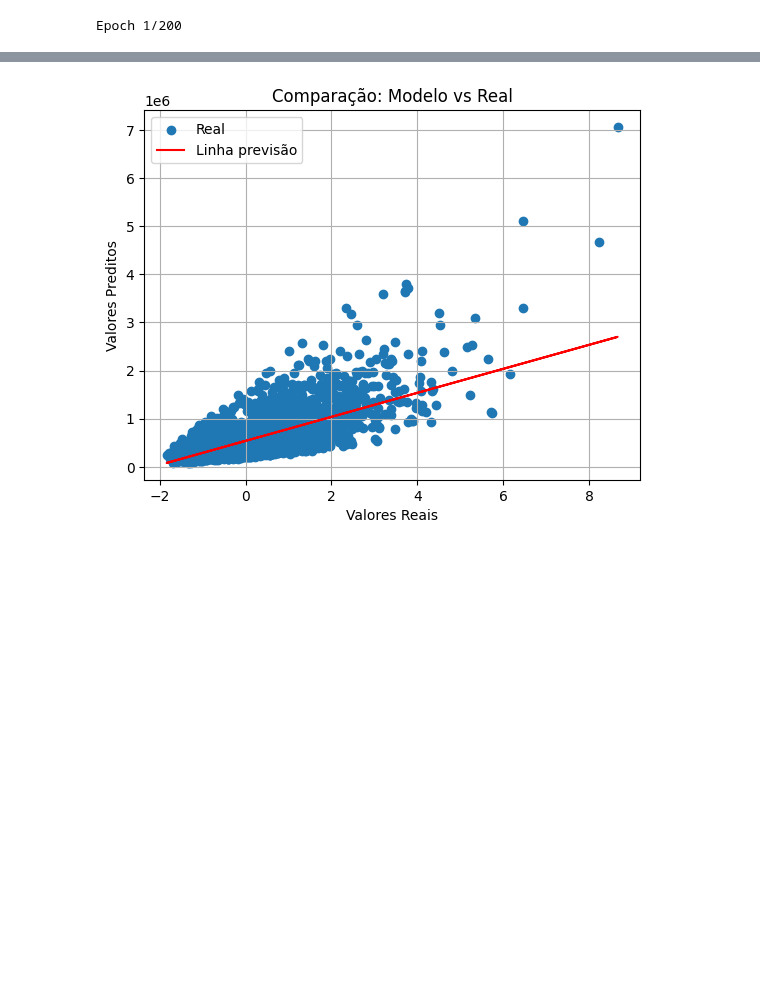
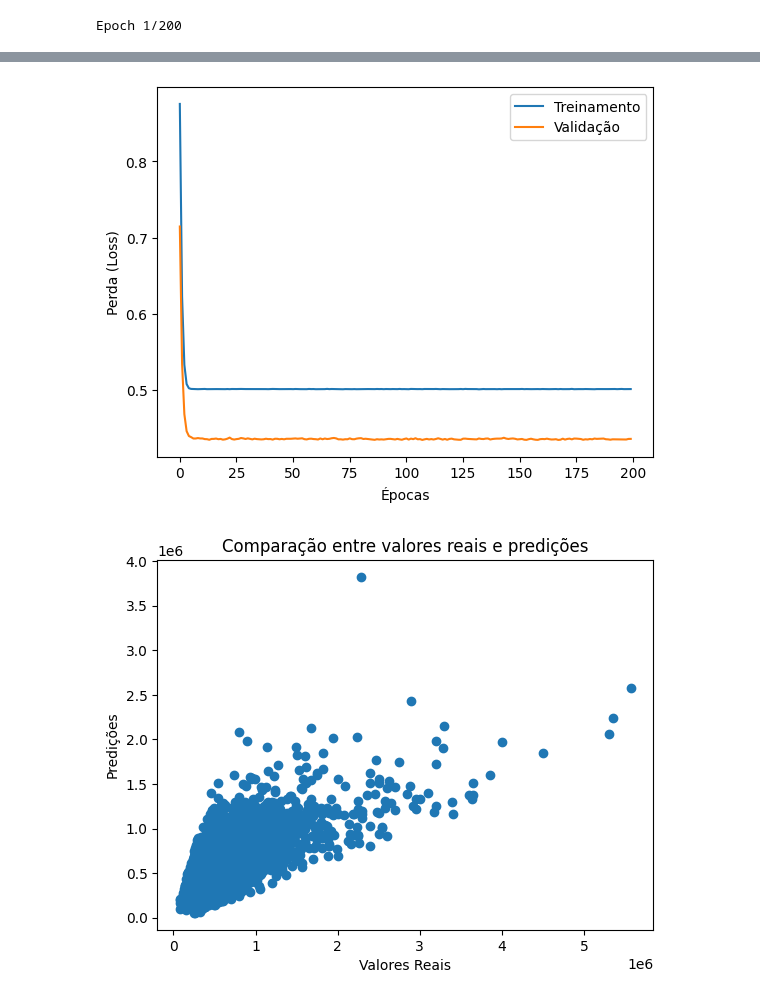
Before and after one commit to JoaoJuniorGrb/FAI_CRG, a Jupyter notebook: regessão_com_estimators.ipynb, the cells around one changed output, grey strips where cells are left out. Cells and saved outputs as stored; diff of their text form; code cells hidden in the pictures; blank space fills up the shorter version.

```diff
--- a/regessão_com_estimators.ipynb
+++ b/regessão_com_estimators.ipynb
@@ -5,45 +5,59 @@ import pandas as pd
 from sklearn.preprocessing import StandardScaler
 from sklearn.model_selection import train_test_split
 import tensorflow as tf
+import matplotlib.pyplot as plt
 
+# Carregar base de dados
 base = pd.read_csv('house_prices.csv')
-#base.head()
 
-x = base.iloc[:,5:6].values
-y = base.iloc[:,2:3].values
+# Variáveis independentes e dependentes
+x = base.iloc[:, 5:6].values
+y = base.iloc[:, 2:3].values
 
-
+# Escalonamento dos dados
+scaler_x = StandardScaler()
 scaler_y = StandardScaler()
-scaler_x = StandardScaler()
-
 x = scaler_x.fit_transform(x)
 y = scaler_y.fit_transform(y)
 
-
 # Divisão em treino e teste
-x_treino, x_teste, y_treino, y_teste = train_test_split(x, y, test_size=0.3)
+x_treino, x_teste, y_treino, y_teste = train_test_split(x, y, test_size=0.3, random_state=42)
 
 # Modelo Keras
 model = tf.keras.Sequential([
     tf.keras.layers.Dense(units=1, input_shape=[1])
 ])
 
-# Compilação
-model.compile(optimizer='sgd', loss='mean_squared_error')
+# Compilação do modelo
+model.compile(optimizer='adam', loss='mean_squared_error')
 
-# Treinamento
-model.fit(x_treino, y_treino, epochs=200)
+# Treinamento do modelo
+history = model.fit(x_treino, y_treino, epochs=200, validation_split=0.2, verbose=1)
 
-# Avaliação
+# Avaliação do modelo
 loss = model.evaluate(x_teste, y_teste)
 print(f'Perda (Loss): {loss}')
 
 # Predições
 y_pred = model.predict(x_teste)
-print(f'Predições: {y_pred.flatten()}')
 
 # Reverter a padronização para valores originais
 y_pred_original = scaler_y.inverse_transform(y_pred)
-y_test_original = scaler_y.inverse_transform(y_teste)
+y_teste_original = scaler_y.inverse_transform(y_teste)
+
+# Plotando a perda
+plt.plot(history.history['loss'], label='Treinamento')
+plt.plot(history.history['val_loss'], label='Validação')
+plt.xlabel('Épocas')
+plt.ylabel('Perda (Loss)')
+plt.legend()
+plt.show()
+
+# Comparação de predições e valores reais
+plt.scatter(y_teste_original, y_pred_original)
+plt.xlabel('Valores Reais')
+plt.ylabel('Predições')
+plt.title('Comparação entre valores reais e predições')
+plt.show()
 # %% [output]
 Epoch 1/200
@@ -67,16 +81,2 @@ Predições: [-0.17223552 -0.12047587 -0.07611046 ...  0.7002844  -0.09089893
+[figure, added]
+[figure, added]
-# %%
-import matplotlib.pyplot as plt
-
-# Plotar os valores reais e preditos
-
-plt.scatter(x_teste,y_test_original, label="Real")
-plt.plot(x_teste,y_pred_original,
-         color='red', label='Linha previsão')
-plt.xlabel("Valores Reais")
-plt.ylabel("Valores Preditos")
-plt.title("Comparação: Modelo vs Real")
-plt.legend()
-plt.grid()
-plt.show()
-# %% [output]
-[figure, removed]
```
Also changed, not shown: parts of 3 cells of this notebook.
